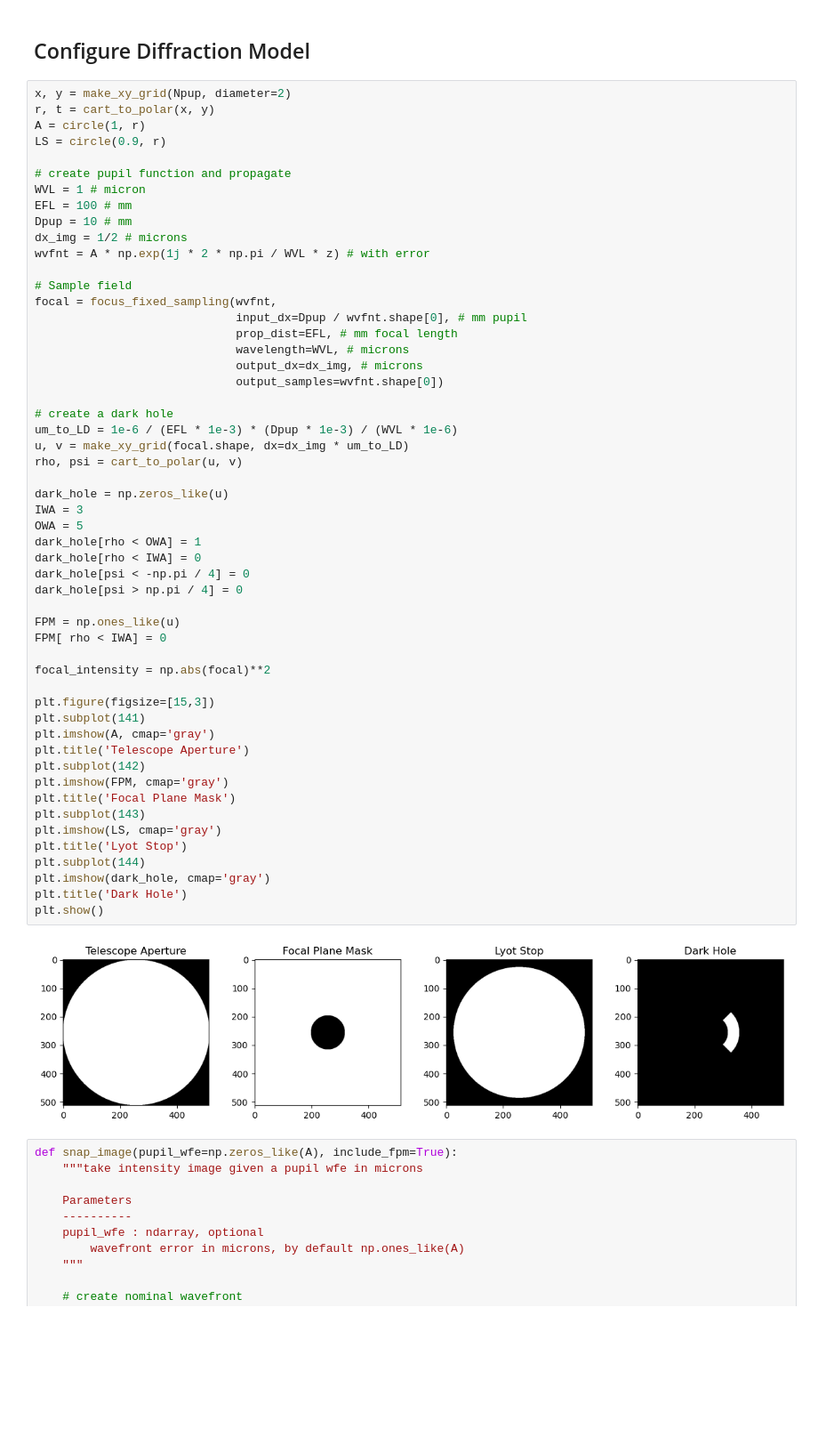
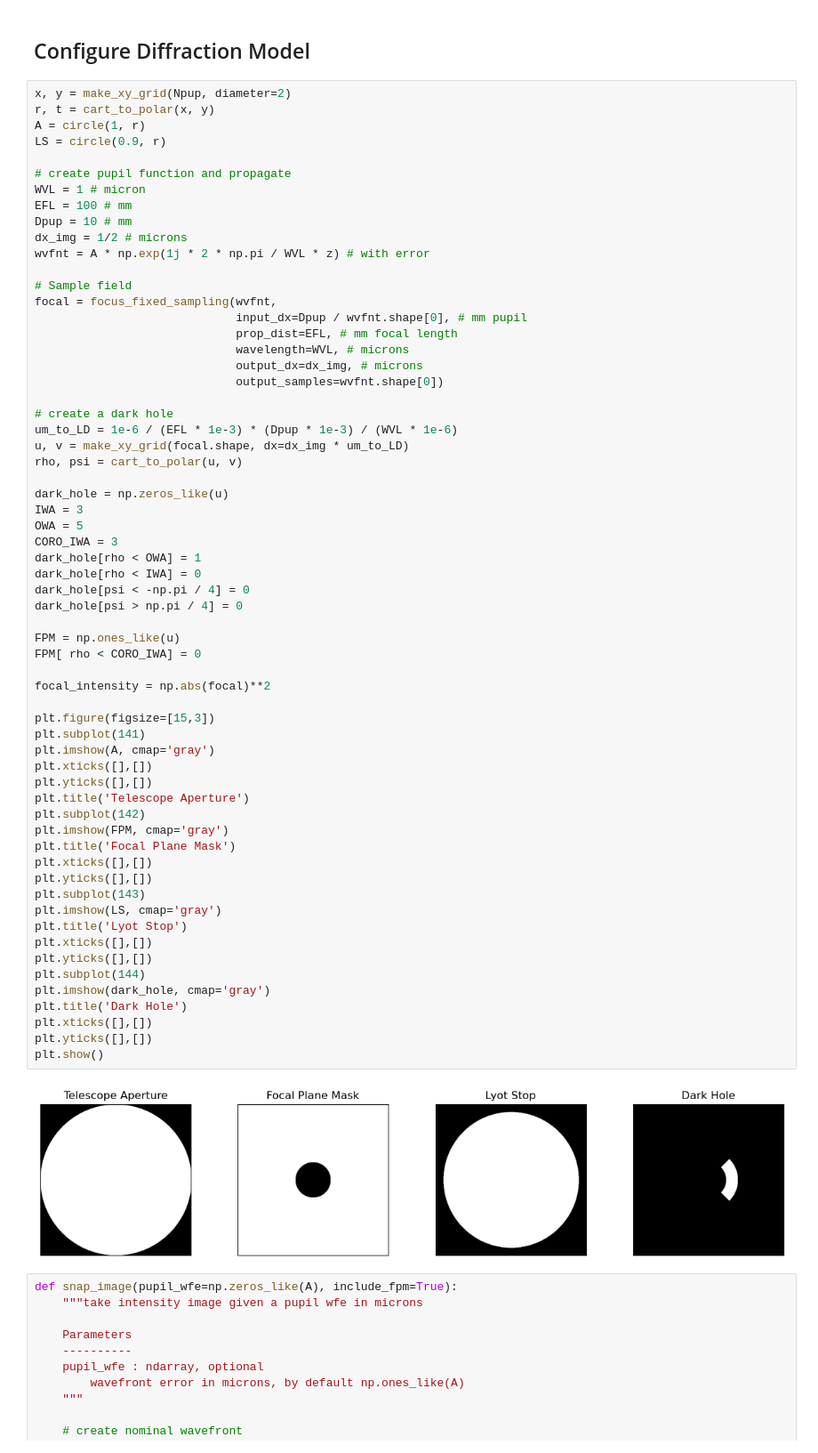
Before and after one commit to Jashcraf/poi, a Jupyter notebook: compare_specklenulling_algos.ipynb, the cells around one changed output. Shown at 89% size. Cells and saved outputs as stored; diff of their text form; blank space fills up the shorter version.

```diff
--- a/compare_specklenulling_algos.ipynb
+++ b/compare_specklenulling_algos.ipynb
@@ -103,35 +105,44 @@ um_to_LD = 1e-6 / (EFL * 1e-3) * (Dpup * 1e-3) / (WVL * 1e-6)
 u, v = make_xy_grid(focal.shape, dx=dx_img * um_to_LD)
 rho, psi = cart_to_polar(u, v)
 
 dark_hole = np.zeros_like(u)
 IWA = 3
 OWA = 5
+CORO_IWA = 3
 dark_hole[rho < OWA] = 1
 dark_hole[rho < IWA] = 0
 dark_hole[psi < -np.pi / 4] = 0
 dark_hole[psi > np.pi / 4] = 0
 
 FPM = np.ones_like(u)
-FPM[ rho < IWA] = 0
+FPM[ rho < CORO_IWA] = 0
 
 focal_intensity = np.abs(focal)**2
 
 plt.figure(figsize=[15,3])
 plt.subplot(141)
 plt.imshow(A, cmap='gray')
+plt.xticks([],[])
+plt.yticks([],[])
 plt.title('Telescope Aperture')
 plt.subplot(142)
 plt.imshow(FPM, cmap='gray')
 plt.title('Focal Plane Mask')
+plt.xticks([],[])
+plt.yticks([],[])
 plt.subplot(143)
 plt.imshow(LS, cmap='gray')
 plt.title('Lyot Stop')
+plt.xticks([],[])
+plt.yticks([],[])
 plt.subplot(144)
 plt.imshow(dark_hole, cmap='gray')
 plt.title('Dark Hole')
+plt.xticks([],[])
+plt.yticks([],[])
 plt.show()
 # %% [output]
-[figure, old version]
+[figure, new version]
 # %%
 def snap_image(pupil_wfe=np.zeros_like(A), include_fpm=True):
     """take intensity image given a pupil wfe in microns
```
Also changed, not shown: parts of 14 cells of this notebook, 2 other files.
